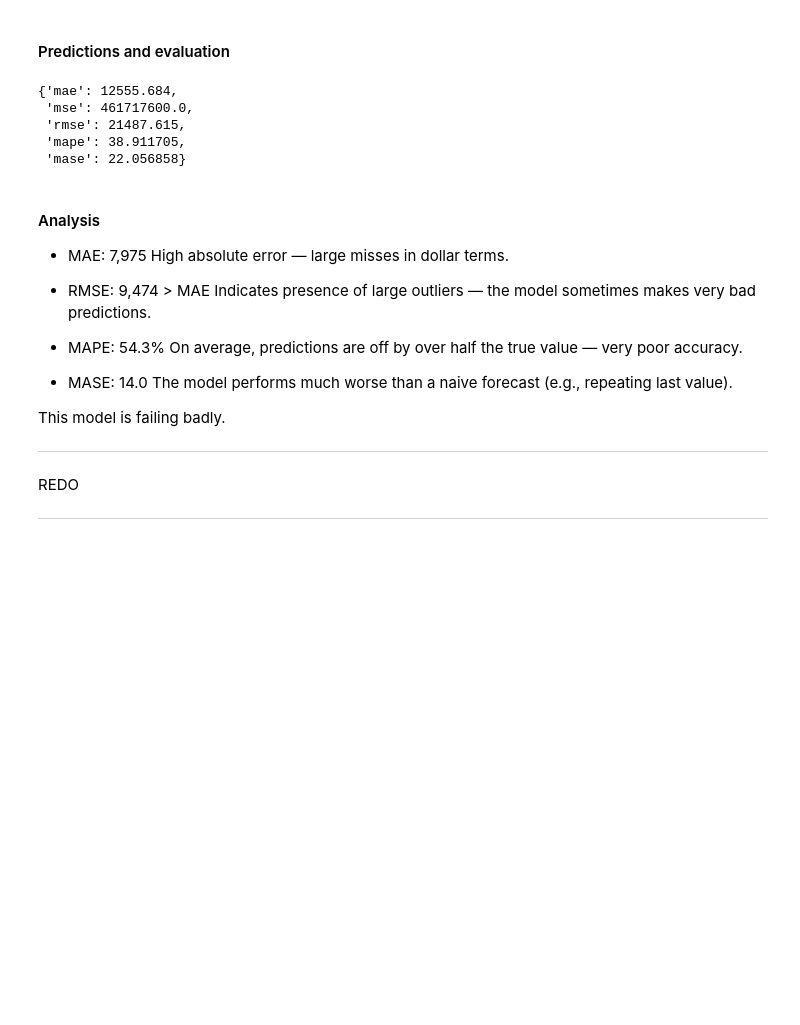
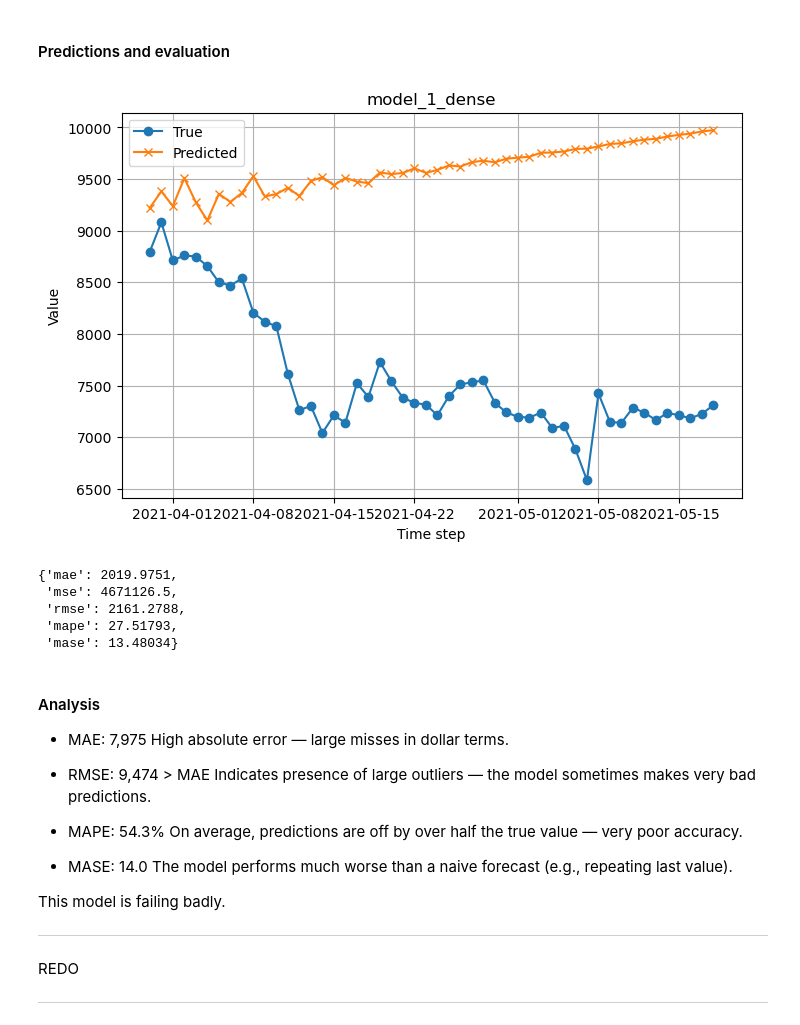
Before and after one commit to MNGARCIA085/Time-Series-with-Deep-Leaning, a Jupyter notebook: Bitcoin Price Prediction/Bitcoin Price Prediction.ipynb, the cells around one changed output. Drawn from its saved outputs; the diff is of its cells as text; code cells hidden in the pictures; blank space fills up the shorter version.

```diff
--- a/Bitcoin Price Prediction/Bitcoin Price Prediction.ipynb
+++ b/Bitcoin Price Prediction/Bitcoin Price Prediction.ipynb
@@ -206,7 +232,7 @@ def create_model_checkpoint(model_name, save_path="model_experiments"):
 # %% [markdown]
 ### Predictions
 # %%
-def make_future_forecast(model, initial_window, into_future, window_size=G.WINDOW_SIZE, verbose=False) -> np.ndarray:
+def make_future_forecastv0(model, initial_window, into_future, window_size=G.WINDOW_SIZE, verbose=False) -> np.ndarray:
     """
     Generate future predictions using a sliding window approach.
 
@@ -235,9 +261,8 @@ def make_future_forecast(model, initial_window, into_future, window_size=G.WINDO
     return np.array(future_forecast)
 
 
-"""
-Im,proved version???
-def make_future_forecast(model, initial_window, into_future, window_size=G.WINDOW_SIZE, verbose=False) -> np.ndarray:
+
+def make_forecast(model, initial_window, into_future, window_size=G.WINDOW_SIZE, verbose=False) -> np.ndarray:
     future_forecast = []
     last_window = initial_window
 
@@ -263,4 +288,3 @@ def make_future_forecast(model, initial_window, into_future, window_size=G.WINDO
         last_window = np.append(last_window, future_pred[0][0])[-window_size:]
 
     return np.array(future_forecast)
-"""
@@ -683,13 +715,15 @@ future_forecast = make_future_forecast(model=model_1,
-# %%
-model_1_results = evaluate_preds(y_true=tf.squeeze(test_labels), # reduce to right shape
-                                 y_pred=future_forecast)
-model_1_results
-# %% [output]
-{'mae': 12555.684,
- 'mse': 461717600.0,
- 'rmse': 21487.615,
- 'mape': 38.911705,
- 'mase': 22.056858}
+# %%
+forecast_1, results_1 = pred_eval(model_1, test_windows_1[0], test_labels_1, X_test, 7)
+# %% [output]
+[figure, added]
+# %%
+results_1
+# %% [output]
+{'mae': 2019.9751,
+ 'mse': 4671126.5,
+ 'rmse': 2161.2788,
+ 'mape': 27.51793,
+ 'mase': 13.48034}
 # %% [markdown]
 #### Analysis
 
```
Also changed, not shown: parts of 103 cells of this notebook, 22 other files.
